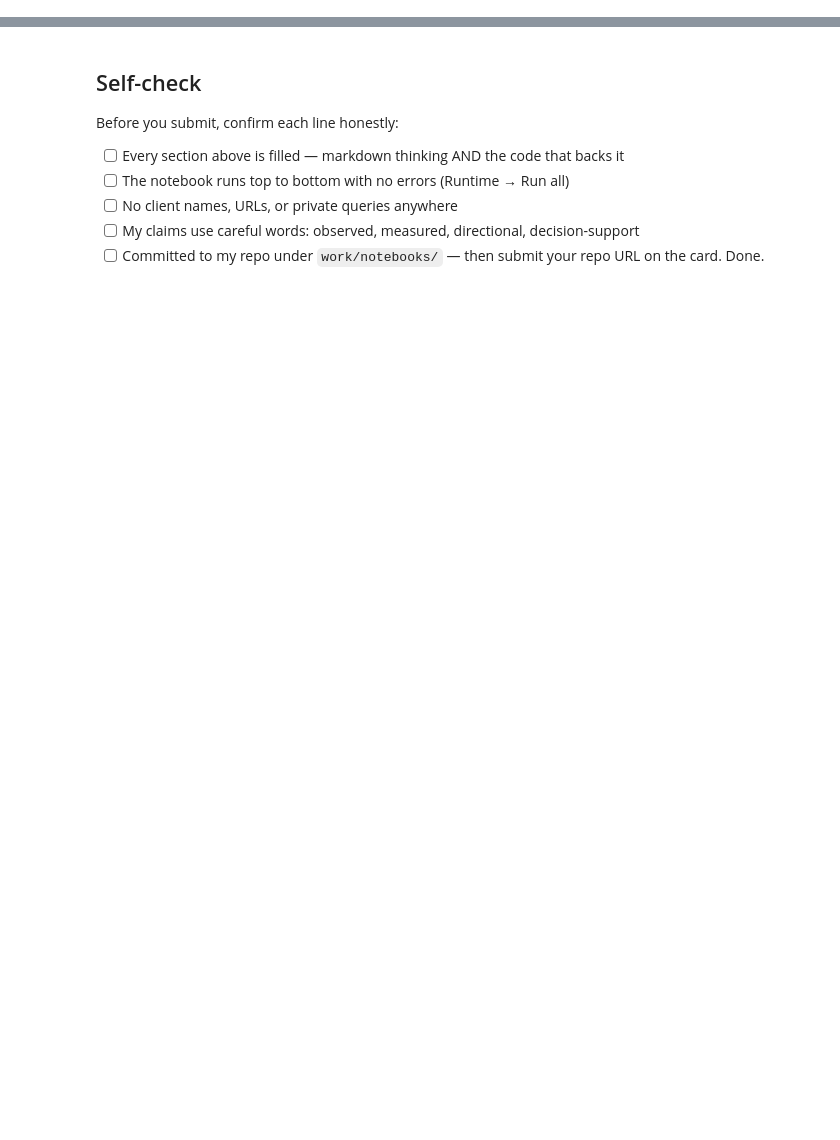
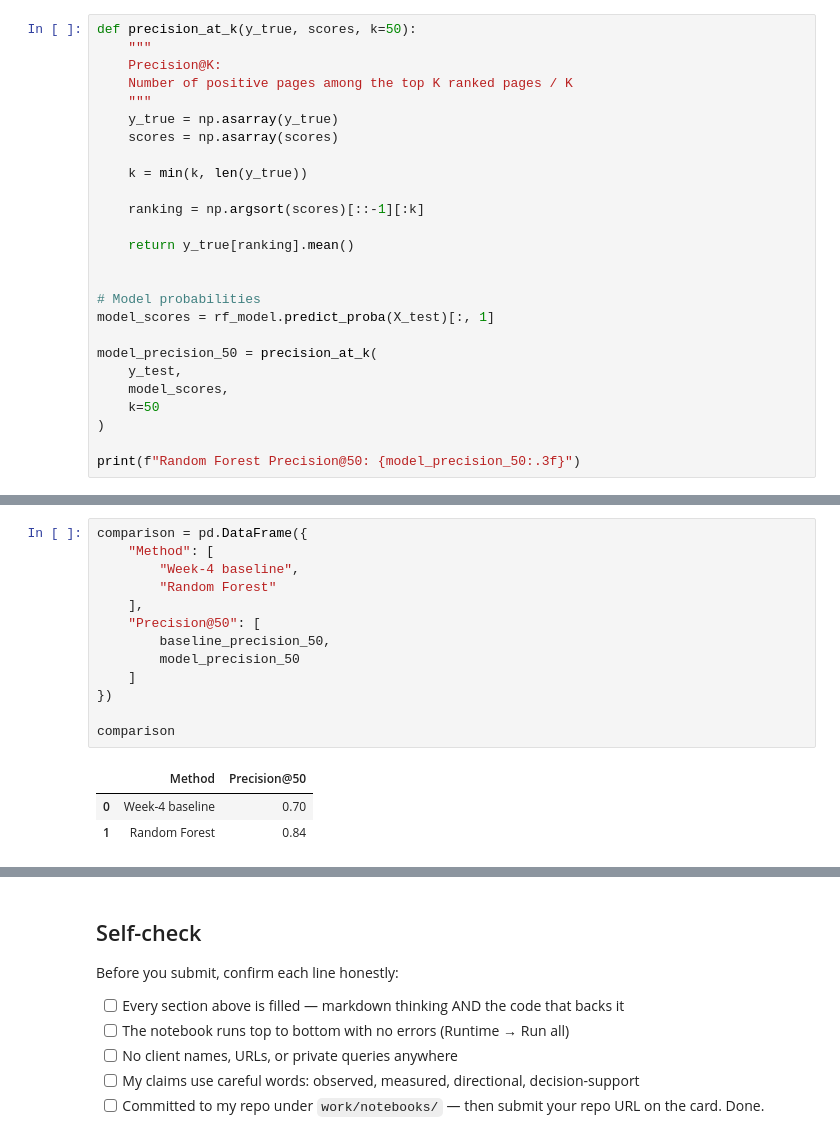
Before and after one commit to Anshikaag-28/Anshika-FlyRank-ML, a Jupyter notebook: work/notebooks/w05_model.ipynb, the cells around one changed output, grey strips where cells are left out. Saved outputs shown, nothing was run; the diff lists cells and outputs as text; blank space fills up the shorter version.

```diff
--- a/work/notebooks/w05_model.ipynb
+++ b/work/notebooks/w05_model.ipynb
@@ -36,0 +222,26 @@ This skeleton is yours to fill. Work the sections **in order** — each one has
+# %%
+def precision_at_k(y_true, scores, k=50):
+    """
+    Precision@K:
+    Number of positive pages among the top K ranked pages / K
+    """
+    y_true = np.asarray(y_true)
+    scores = np.asarray(scores)
+
+    k = min(k, len(y_true))
+
+    ranking = np.argsort(scores)[::-1][:k]
+
+    return y_true[ranking].mean()
+
+
+# Model probabilities
+model_scores = rf_model.predict_proba(X_test)[:, 1]
+
+model_precision_50 = precision_at_k(
+    y_test,
+    model_scores,
+    k=50
+)
+
+print(f"Random Forest Precision@50: {model_precision_50:.3f}")
@@ -36,0 +325,17 @@ This skeleton is yours to fill. Work the sections **in order** — each one has
+# %%
+comparison = pd.DataFrame({
+    "Method": [
+        "Week-4 baseline",
+        "Random Forest"
+    ],
+    "Precision@50": [
+        baseline_precision_50,
+        model_precision_50
+    ]
+})
+
+comparison
+# %% [output]
+|  | Method | Precision@50 |
+| 0 | Week-4 baseline | 0.70 |
+| 1 | Random Forest | 0.84 |
```
Also changed, not shown: parts of 30 cells of this notebook.
